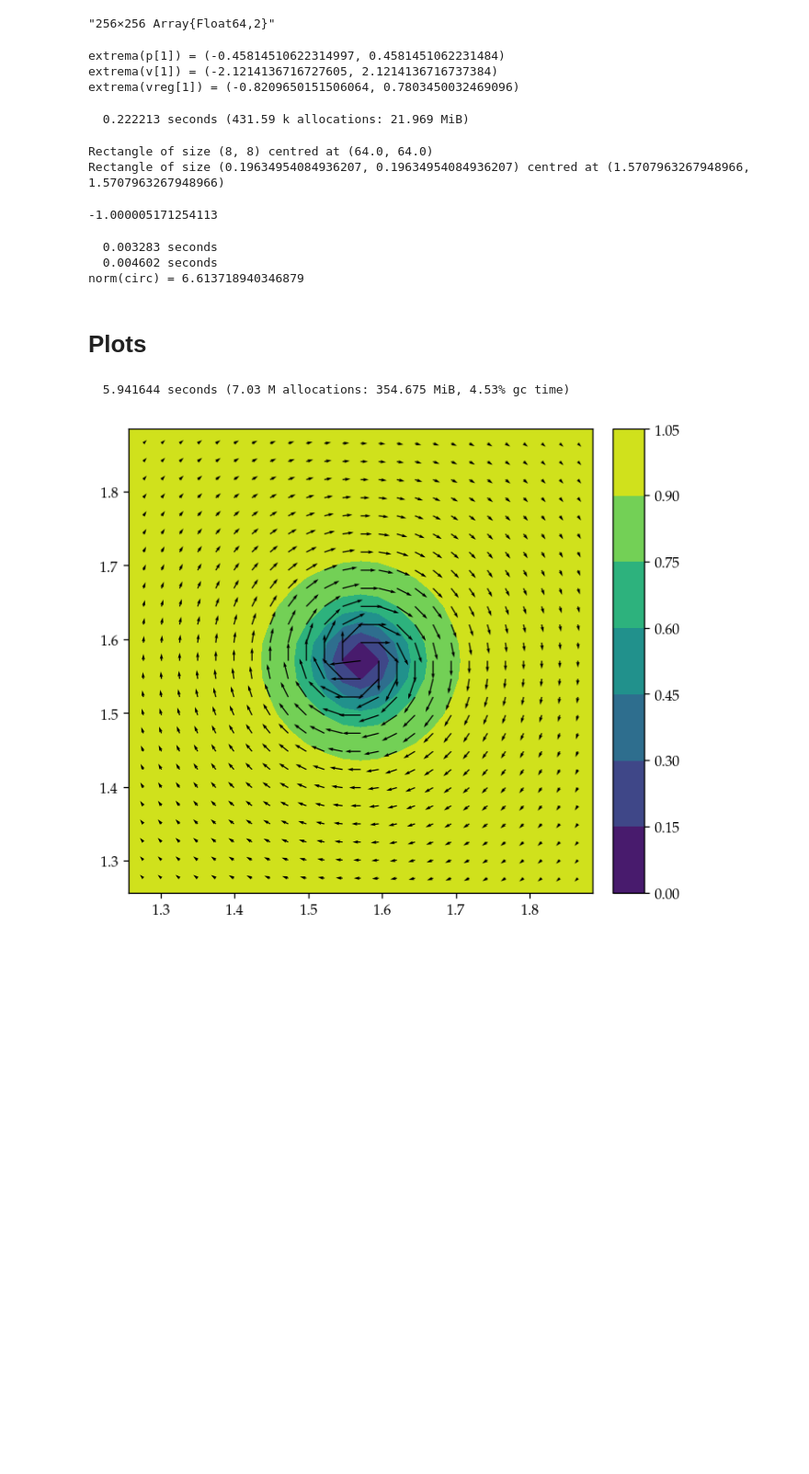
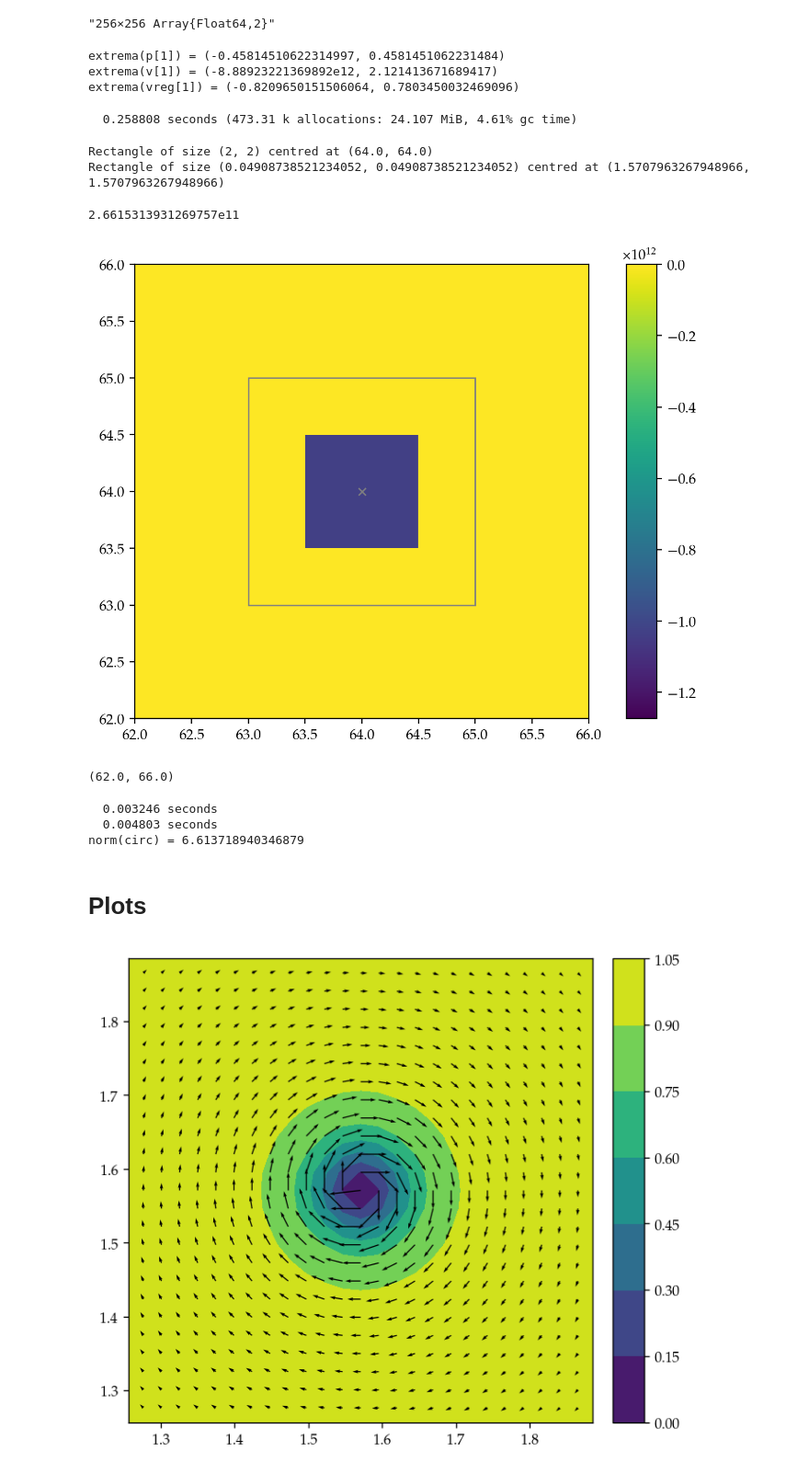
Before and after one commit to jipolanco/Circulation.jl, a Jupyter notebook: notebooks/tests.ipynb, the cells around one changed output. Shown at 92% size. Drawn from its saved outputs; the diff is of its cells as text; code cells hidden in the pictures; blank space fills up the shorter version.

```diff
--- a/notebooks/tests.ipynb
+++ b/notebooks/tests.ipynb
@@ -50,21 +55,21 @@ summary(rho)
 "256×256 Array{Float64,2}"
 # %%
 p = GPFields.compute_momentum(psi, GP_PARAMS);
-v = map(pj -> pj ./ (rho .+ 1e-12), p);
+v = map(pj -> pj ./ rho, p);
 vreg = map(pj -> pj ./ sqrt.(rho), p);
 @show extrema(p[1]);
 @show extrema(v[1]);
 @show extrema(vreg[1]);
 # %% [output]
 extrema(p[1]) = (-0.45814510622314997, 0.4581451062231484)
-extrema(v[1]) = (-2.1214136716727605, 2.1214136716737384)
+extrema(v[1]) = (-8.88923221369892e12, 2.121413671689417)
 extrema(vreg[1]) = (-0.8209650151506064, 0.7803450032469096)
 # %%
 Ls = GP_PARAMS.L
 Ip = IntegralField2D(p[1], L=Ls);
 @time prepare!(Ip, v);
 # %% [output]
-  0.222213 seconds (431.59 k allocations: 21.969 MiB)
+  0.258808 seconds (473.31 k allocations: 24.107 MiB, 4.61% gc time)
 # %%
 using BenchmarkTools
 
@@ -76,6 +81,8 @@ I0 = Ns .>> 2  # N / 2^2 = N / 4
 dI = Ns .>> 6  # N / 2^6 = N / 64
 loop = Circulation.Rectangle(I0 .- dI, 2 .* dI)
 
+loop = Circulation.Rectangle(I0 .- (1, 1), 2 .* (1, 1))
+
 # In physical coordinates
 loop_phys = (Ls ./ Ns) * loop
 
@@ -84,9 +91,24 @@ println(loop_phys)
 
 circulation(loop, Ip) / κ
 # %% [output]
-Rectangle of size (8, 8) centred at (64.0, 64.0)
-Rectangle of size (0.19634954084936207, 0.19634954084936207) centred at (1.5707963267948966, 1.5707963267948966)
+Rectangle of size (2, 2) centred at (64.0, 64.0)
+Rectangle of size (0.04908738521234052, 0.04908738521234052) centred at (1.5707963267948966, 1.5707963267948966)
--1.000005171254113
+2.6615313931269757e11
+# %%
+fig, ax = plt.subplots()
+# mappable = ax.imshow(log10.(abs.(v[2])))
+mappable = ax.imshow(v[2])
+fig.colorbar(mappable, ax=ax)
+kwargs = (color=:grey, lw=1.0, )
+xc = Circulation.get_centre(loop)
+rect = plt.matplotlib.patches.Rectangle(loop.x, loop.r...; fill=false, kwargs...)
+ax.add_patch(rect)
+ax.plot(xc...; marker=:x, markersize=5, kwargs...)  # rectangle centre
+ax.set_xlim(xc[1] - loop.r[1], xc[1] + loop.r[1])
+ax.set_ylim(xc[2] - loop.r[2], xc[2] + loop.r[2])
+# %% [output]
+[figure, added]
+(62.0, 66.0)
 # %%
 # Compute full circulation from regularised velocity
 loop_length = 12
@@ -102,15 +124,10 @@ circulation!(circ, Ip, loop_dims)   # precompilation (not needed, but for accura
 
 # @btime circulation!($circ, $Ip, $loop_dims);
 # %% [output]
-  0.003283 seconds
-  0.004602 seconds
+  0.003246 seconds
+  0.004803 seconds
 norm(circ) = 6.613718940346879
 # %% [markdown]
 # Plots
-# %%
-@time import PyPlot
-const plt = PyPlot;
-# %% [output]
-  5.941644 seconds (7.03 M allocations: 354.675 MiB, 4.53% gc time)
 # %%
 fig, ax = plt.subplots(dpi=120)
```
Also changed, not shown: parts of 8 cells of this notebook, 1 other file.
